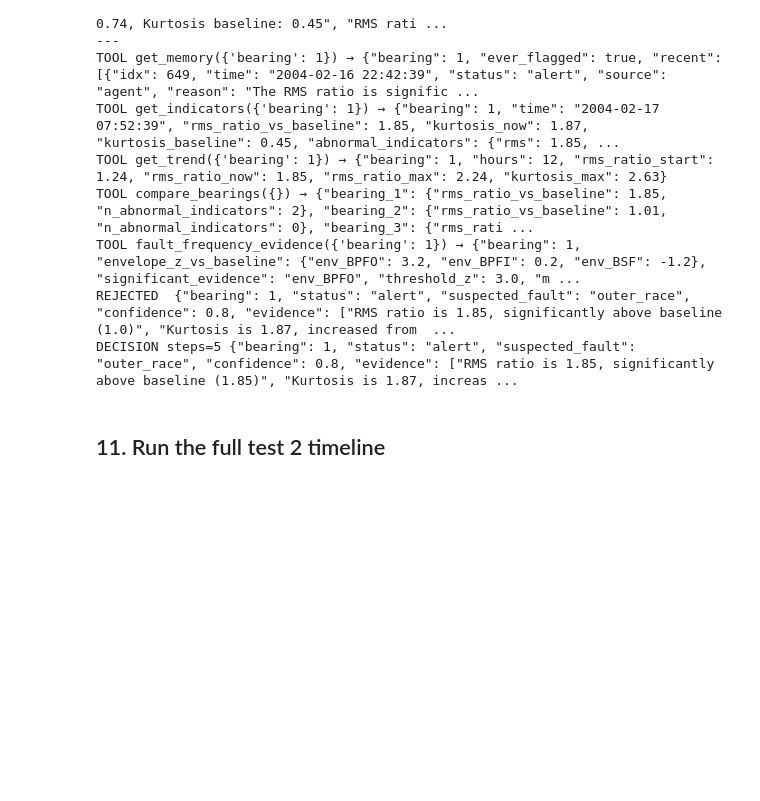
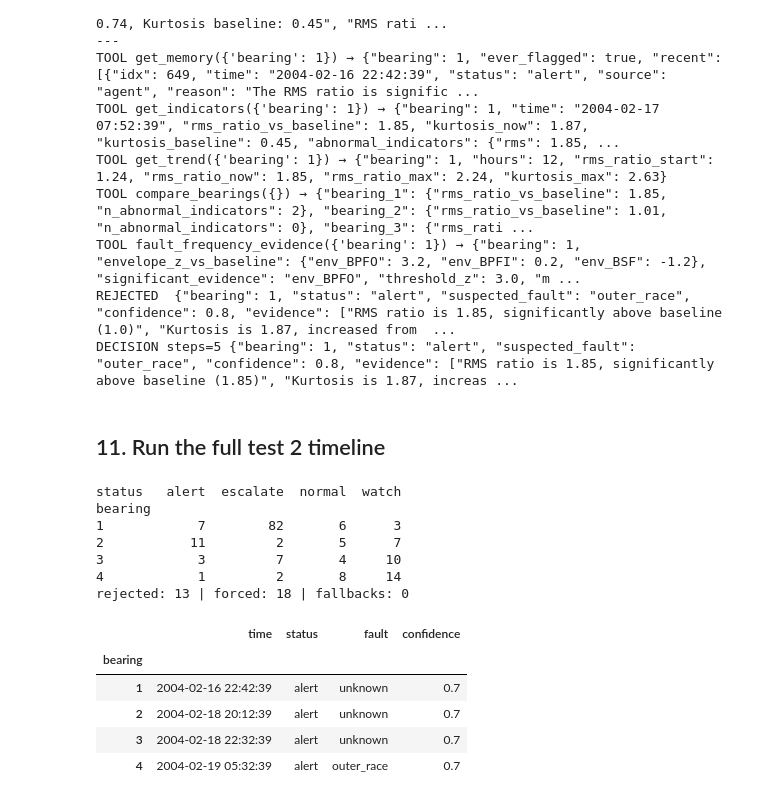
Before and after one commit to MinKhaungMinLwin/bearing-monitoring-agent, a Jupyter notebook: agentic_system.ipynb, the cells around one changed output. Drawn from its saved outputs; the diff is of its cells as text; code cells hidden in the pictures; blank space fills up the shorter version.

Commit message:
feat: Add load saved result instead of rerunning

```diff
--- a/agentic_system.ipynb
+++ b/agentic_system.ipynb
@@ -586,22 +586,42 @@ DECISION steps=5 {"bearing": 1, "status": "alert", "suspected_fault": "outer_rac
 # %% [markdown]
 ## 11. Run the full test 2 timeline
 # %%
-## 9. Full run on test 2
-agent = ReliabilityAgent(client, MODEL, SYSTEM_PROMPT, TOOLS)
-decisions = []
-for _, e in wake.sort_values(["idx", "bearing"]).iterrows():
-    d = agent.assess(int(e.bearing), int(e.idx), e.why)
-    decisions.append({"time": e.time, "idx": int(e.idx), "bearing": int(e.bearing), "why": e.why,
-                      "status": d["status"], "fault": d["suspected_fault"], "confidence": d["confidence"]})
-dec = pd.DataFrame(decisions)
-dec.to_csv("results/test2_decisions.csv", index=False)
-with open("logs/test2_trace.jsonl", "w") as f:
-    for t in agent.trace:
-        f.write(json.dumps(t, default=str) + "\n")
+## Full run on test 2
+RUN_AGENT = False        # True = call the LLM again (~30 min, results will differ slightly); False = load the saved run
+if RUN_AGENT:
+    agent = ReliabilityAgent(client, MODEL, SYSTEM_PROMPT, TOOLS)
+    decisions = []
+    for _, e in wake.sort_values(["idx", "bearing"]).iterrows():
+        d = agent.assess(int(e.bearing), int(e.idx), e.why)
+        decisions.append({"time": e.time, "idx": int(e.idx), "bearing": int(e.bearing), "why": e.why,
+                          "status": d["status"], "fault": d["suspected_fault"], "confidence": d["confidence"]})
+    dec = pd.DataFrame(decisions)
+    trace = agent.trace
+    dec.to_csv("results/test2_decisions.csv", index=False)
+    with open("logs/test2_trace.jsonl", "w") as f:
+        for t in trace:
+            f.write(json.dumps(t, default=str) + "\n")
+else:
+    dec = pd.read_csv("results/test2_decisions.csv", parse_dates=["time"])
+    trace = [json.loads(l) for l in open("logs/test2_trace.jsonl")]
 
 print(dec.groupby(["bearing", "status"]).size().unstack(fill_value=0))
-print("rejected:", sum(t["kind"] == "rejected" for t in agent.trace),
-      "| forced:", sum(t["kind"] == "forced_decision" for t in agent.trace),
-      "| fallbacks:", sum(t["kind"] == "decision" and t["note"].startswith("fallback") for t in agent.trace))
+print("rejected:", sum(t["kind"] == "rejected" for t in trace),
+      "| forced:", sum(t["kind"] == "forced_decision" for t in trace),
+      "| fallbacks:", sum(t["kind"] == "decision" and t["note"].startswith("fallback") for t in trace))
 first = dec[dec.status.isin(["alert", "escalate"]) & (dec.why != "invalid_data")].groupby("bearing").first()
 first[["time", "status", "fault", "confidence"]]
+# %% [output]
+status   alert  escalate  normal  watch
+bearing
+1            7        82       6      3
+2           11         2       5      7
+3            3         7       4     10
+4            1         2       8     14
+rejected: 13 | forced: 18 | fallbacks: 0
+|  | time | status | fault | confidence |
+| bearing |  |  |  |  |
+| 1 | 2004-02-16 22:42:39 | alert | unknown | 0.7 |
+| 2 | 2004-02-18 20:12:39 | alert | unknown | 0.7 |
+| 3 | 2004-02-18 22:32:39 | alert | unknown | 0.7 |
+| 4 | 2004-02-19 05:32:39 | alert | outer_race | 0.7 |
```
Also changed, not shown: parts of 1 cell of this notebook, 2 other files.
